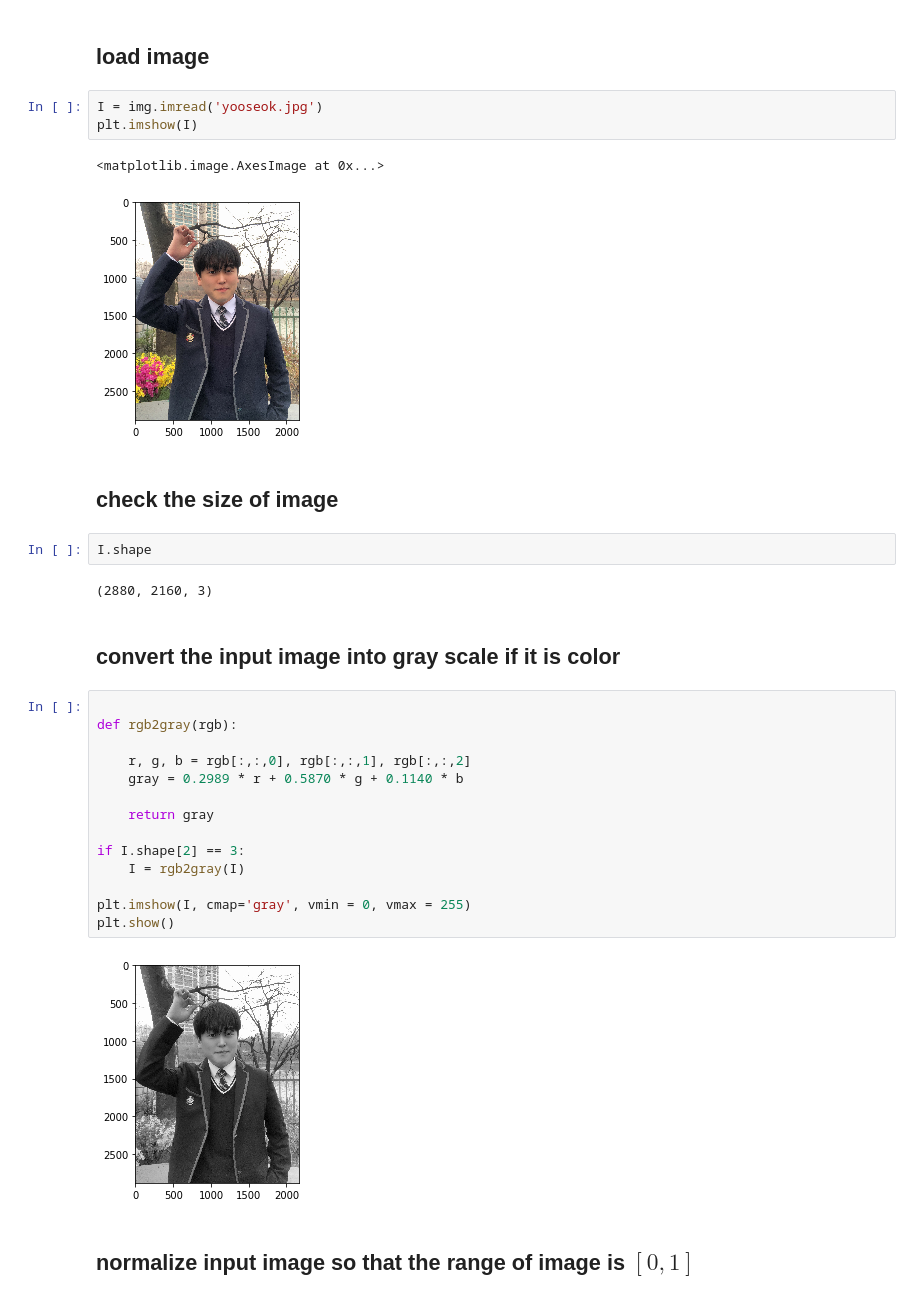
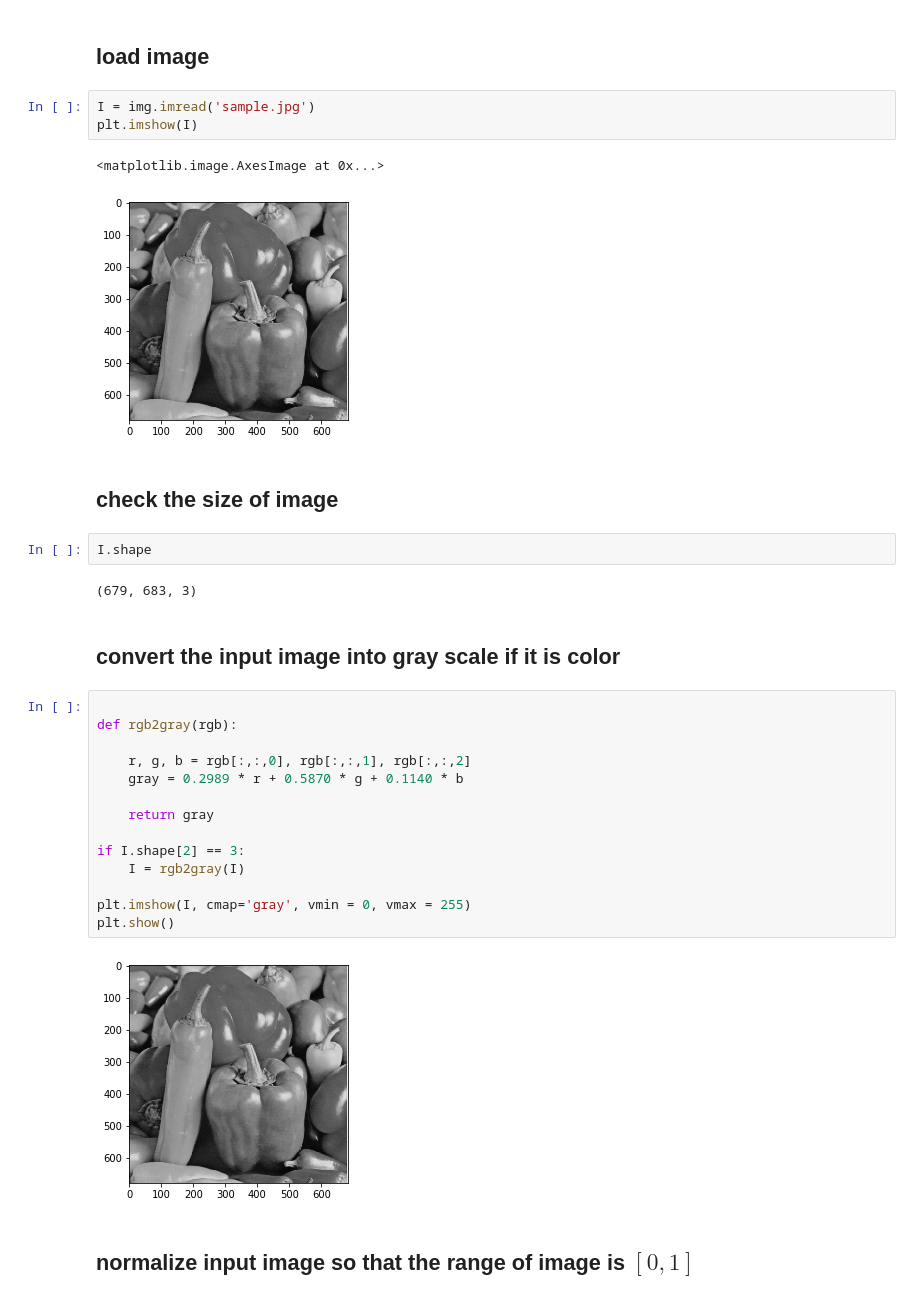
Before and after one commit to jeong5575/assginment-machine-learning, a Jupyter notebook: 03/assignment_03_assignment_03_1.ipynb, the cells around one changed output. Saved outputs shown, nothing was run; the diff lists cells and outputs as text.

```diff
--- a/03/assignment_03_assignment_03_1.ipynb
+++ b/03/assignment_03_assignment_03_1.ipynb
@@ -10,17 +10,17 @@ import matplotlib.colors as colors
 # %% [markdown]
 ## load image
 # %%
-I = img.imread('yooseok.jpg')
+I = img.imread('sample.jpg')
 plt.imshow(I)
 # %% [output]
 <matplotlib.image.AxesImage at 0x...>
-[figure, old version]
+[figure, new version]
 # %% [markdown]
 ## check the size of image
 # %%
 I.shape
 # %% [output]
-(2880, 2160, 3)
+(679, 683, 3)
 # %% [markdown]
 ## convert the input image into gray scale if it is color
 # %%
@@ -38,6 +38,6 @@ if I.shape[2] == 3:
 plt.imshow(I, cmap='gray', vmin = 0, vmax = 255)
 plt.show()
 # %% [output]
-[figure, old version]
+[figure, new version]
 # %% [markdown]
 ## normalize input image so that the range of image is $[0, 1]$
```
Also changed, not shown: parts of 17 cells of this notebook, 1 other file.
